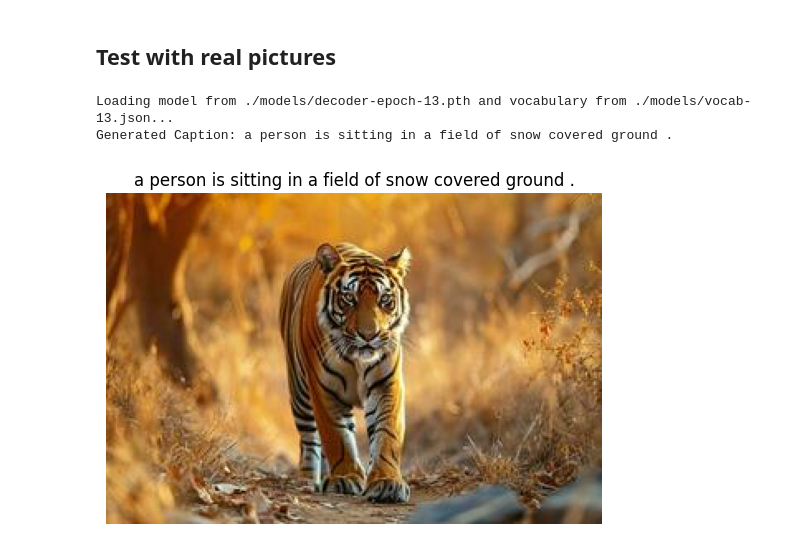
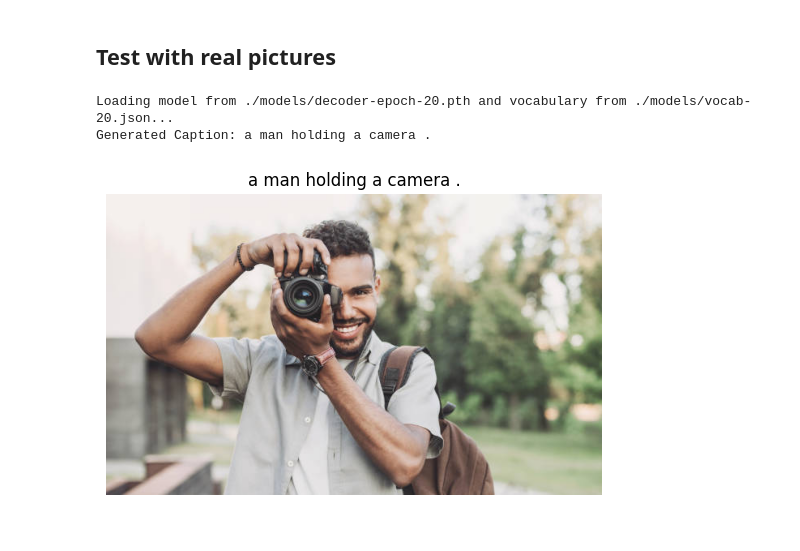
Before and after one commit to axiao01/Image-To-Text-Captions, a Jupyter notebook: LSTM/img2text_lstm_Xiao.ipynb, the cells around one changed output. Drawn from its saved outputs; the diff is of its cells as text; code cells hidden in the pictures.

Commit message:
Update to best tuned version

```diff
--- a/LSTM/img2text_lstm_Xiao.ipynb
+++ b/LSTM/img2text_lstm_Xiao.ipynb
@@ -24,6 +30,11 @@ from tqdm import tqdm
 import random
 import matplotlib.pyplot as plt
 from sklearn.model_selection import train_test_split
+import requests
+import zipfile
+import tempfile
+import shutil
+import re
 
 
 # Download NLTK data if not already present
@@ -55,7 +66,7 @@ class Config:
     NUM_LAYERS = 1
     VOCAB_THRESHOLD = 5
 
-    BATCH_SIZE = 64
+    BATCH_SIZE = 32
     NUM_EPOCHS = 20
 
     LEARNING_RATE = 1e-4
@@ -66,12 +77,14 @@ class Config:
     DEVICE = torch.device('cuda' if torch.cuda.is_available() else 'cpu')
 
     INTEGRATION_STRATEGY = 'hidden_state_init'
+    #INTEGRATION_STRATEGY = 'prepend_feature'
 
 print(f"Using device: {Config.DEVICE}")
 
 # Create directories if they don't exist
 os.makedirs('models', exist_ok=True)
 os.makedirs(Config.CACHED_FEATURES_DIR, exist_ok=True)
+os.makedirs(Config.DATA_DIR, exist_ok=True)
 
 # Lists to store training metrics for plotting
 train_losses = []
@@ -885,9 +1013,12 @@ Loading model from ./models/decoder-epoch-12.pth and vocabulary from ./models/vo
 --- Starting Evaluation on 4050 captions/image ---
 ... (9 outputs left out)
 # %%
-img_path = r"./tests/img01.png"
-model_file="./models/decoder-epoch-13.pth"
-vocab_file="./models/vocab-13.json"
+# get lowest validation loss and corresponding epoch from val_losses
+best_epoch = np.argmin(val_losses) + 1
+print(f"\nBest epoch based on validation loss: {best_epoch} with loss {val_losses[best_epoch - 1]:.4f}")
+img_path = r"../tests/img02.png"
+model_file=f"./models/decoder-epoch-{best_epoch}.pth"
+vocab_file=f"./models/vocab-{best_epoch}.json"
 img = Image.open(img_path).convert("RGB")
 
 print(f"Loading model from {model_file} and vocabulary from {vocab_file}...")
@@ -905,5 +1036,11 @@ decoder = DecoderRNN(
 ).to(Config.DEVICE)
 decoder.load_state_dict(torch.load(model_file, map_location=Config.DEVICE))
 decoder.eval()
-scores = evaluate_model(inference_encoder, trained_decoder, loaded_vocab, inference_transform, val_dataset, num_samples=len(val_dataset))
+inference_transform = transforms.Compose([
+    transforms.Resize((224, 224)),
+    transforms.ToTensor(),
+    transforms.Normalize(mean=[0.485, 0.456, 0.406], std=[0.229, 0.224, 0.225]),
+])
+inference_encoder = EncoderCNN().to(Config.DEVICE)
+scores = evaluate_model(inference_encoder, decoder, vocab, inference_transform, val_dataset, num_samples=len(val_dataset))
 # %% [output]
@@ -972,35 +1110,40 @@ plt.show()
 # %% [markdown]
 ## Test with real pictures
 # %%
-img_path = r"./tests/img03.png"
-model_file="./models/decoder-epoch-13.pth"
-vocab_file="./models/vocab-13.json"
+img_path = r"../tests/img02.png"
+model_file="./models/decoder-epoch-20.pth"
+vocab_file="./models/vocab-20.json"
 img = Image.open(img_path).convert("RGB")
 
 print(f"Loading model from {model_file} and vocabulary from {vocab_file}...")
 with open(vocab_file, 'r') as f:
     vocab_data = json.load(f)
     vocab = Vocabulary(Config.VOCAB_THRESHOLD)
     vocab.word2idx = vocab_data['word2idx']
     vocab.idx2word = {int(k): v for k, v in vocab_data['idx2word'].items()}
 decoder = DecoderRNN(
     Config.EMBED_SIZE,
     Config.HIDDEN_SIZE,
     len(vocab),
     Config.NUM_LAYERS,
     Config.INTEGRATION_STRATEGY
 ).to(Config.DEVICE)
 decoder.load_state_dict(torch.load(model_file, map_location=Config.DEVICE))
+inference_transform = transforms.Compose([
+    transforms.Resize((224, 224)),
+    transforms.ToTensor(),
+    transforms.Normalize(mean=[0.485, 0.456, 0.406], std=[0.229, 0.224, 0.225]),
+])
+inference_encoder = EncoderCNN().to(Config.DEVICE)
 decoder.eval()
-
 caption = generate_caption_for_image(img_path, inference_encoder, decoder, vocab, inference_transform)
 print("Generated Caption:", caption)
 
 plt.imshow(img)
 plt.title(caption)
 plt.axis("off")
 plt.show()
 # %% [output]
-Loading model from ./models/decoder-epoch-13.pth and vocabulary from ./models/vocab-13.json...
-Generated Caption: a person is sitting in a field of snow covered ground .
+Loading model from ./models/decoder-epoch-20.pth and vocabulary from ./models/vocab-20.json...
+Generated Caption: a man holding a camera .
-[figure, old version]
+[figure, new version]
```
Also changed, not shown: parts of 10 cells of this notebook.
